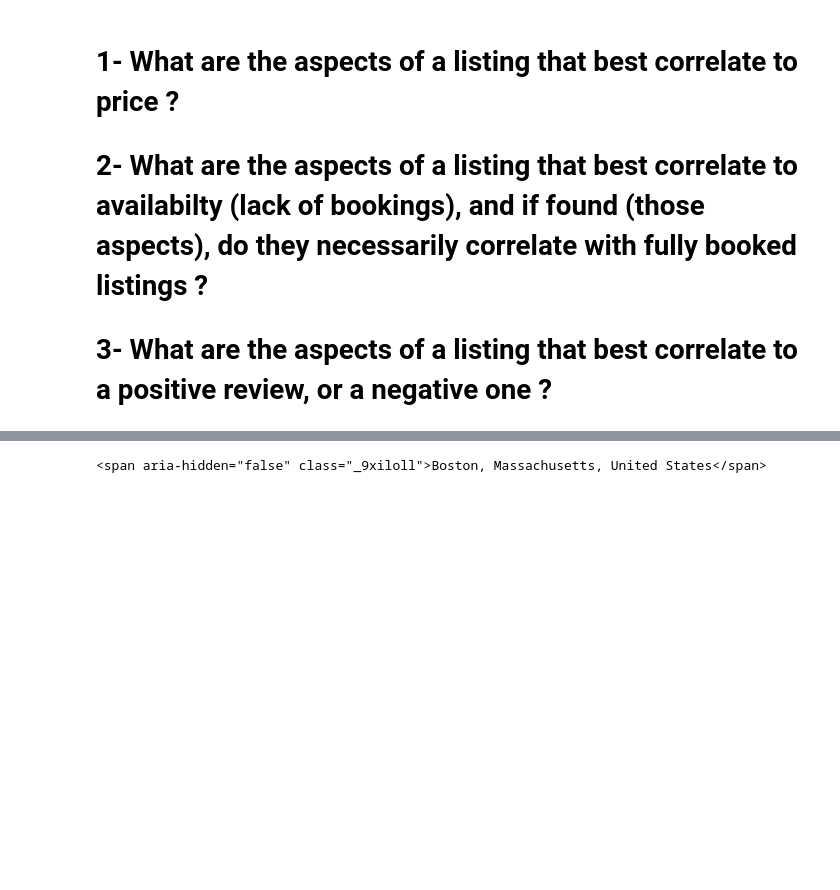
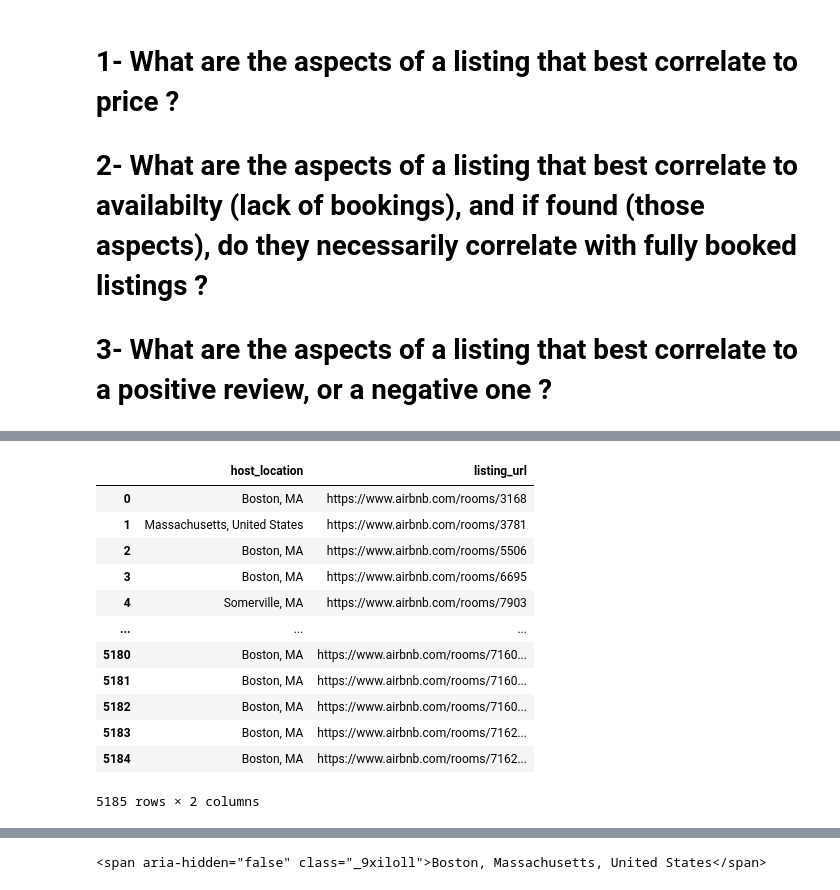
Before and after one commit to Abdulrahman-Almutlaq/AirBnb_EDA, a Jupyter notebook: DS.ipynb, the cells around one changed output, grey strips where cells are left out. Drawn from its saved outputs; the diff is of its cells as text; code cells hidden in the pictures; blank space fills up the shorter version.

```diff
--- a/DS.ipynb
+++ b/DS.ipynb
@@ -23,0 +178,16 @@ Seattle_neighbourhoods = pd.read_csv('Seattle_neighbourhoods.csv')
+# %%
+Boston_listings[['host_location','listing_url']]
+# %% [output]
+|  | host_location | listing_url |
+| 0 | Boston, MA | https://www.airbnb.com/rooms/3168 |
+| 1 | Massachusetts, United States | https://www.airbnb.com/rooms/3781 |
+| 2 | Boston, MA | https://www.airbnb.com/rooms/5506 |
+| 3 | Boston, MA | https://www.airbnb.com/rooms/6695 |
+| 4 | Somerville, MA | https://www.airbnb.com/rooms/7903 |
+| ... | ... | ... |
+| 5180 | Boston, MA | https://www.airbnb.com/rooms/7160... |
+| 5181 | Boston, MA | https://www.airbnb.com/rooms/7160... |
+| 5182 | Boston, MA | https://www.airbnb.com/rooms/7160... |
+| 5183 | Boston, MA | https://www.airbnb.com/rooms/7162... |
+| 5184 | Boston, MA | https://www.airbnb.com/rooms/7162... |
+5185 rows × 2 columns
```
Also changed, not shown: parts of 16 cells of this notebook.
